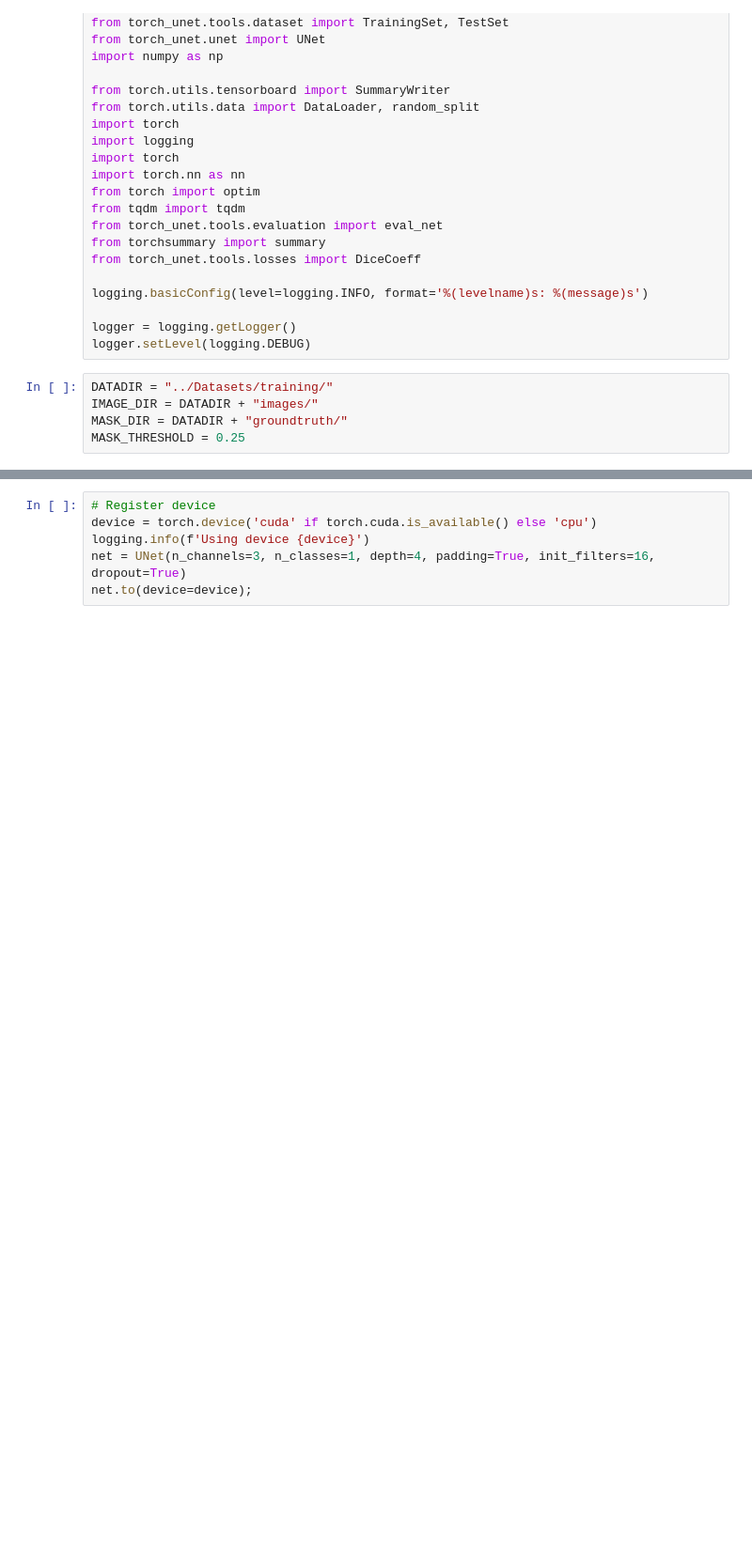
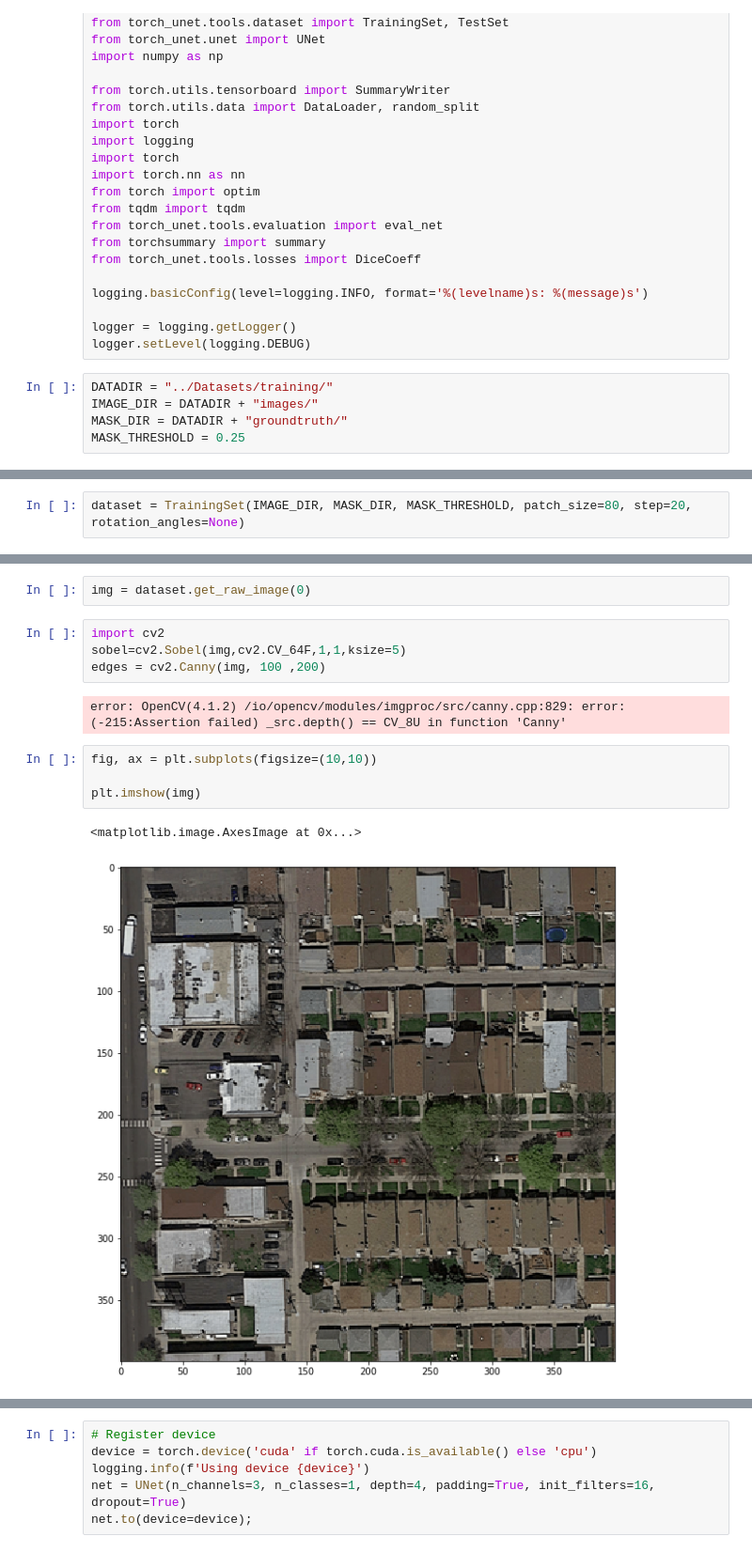
Before and after one commit to ehoelzl/ML_course, a Jupyter notebook: projects/project2/project_road_segmentation/torch_unet/Torch.ipynb, the cells around one changed output, grey strips where cells are left out. Shown at 94% size. Saved outputs shown, nothing was run; the diff lists cells and outputs as text; blank space fills up the shorter version.

```diff
--- a/projects/project2/project_road_segmentation/torch_unet/Torch.ipynb
+++ b/projects/project2/project_road_segmentation/torch_unet/Torch.ipynb
@@ -37,0 +31,2 @@ show_side_by_side(img, mask)
+# %%
+dataset = TrainingSet(IMAGE_DIR, MASK_DIR, MASK_THRESHOLD, patch_size=80, step=20, rotation_angles=None)
@@ -37,0 +74,15 @@ show_side_by_side(img, mask)
+# %%
+img = dataset.get_raw_image(0)
+# %%
+import cv2
+sobel=cv2.Sobel(img,cv2.CV_64F,1,1,ksize=5)
+edges = cv2.Canny(img, 100 ,200)
+# %% [output]
+error: OpenCV(4.1.2) /io/opencv/modules/imgproc/src/canny.cpp:829: error: (-215:Assertion failed) _src.depth() == CV_8U in function 'Canny'
+# %%
+fig, ax = plt.subplots(figsize=(10,10))
+
+plt.imshow(img)
+# %% [output]
+<matplotlib.image.AxesImage at 0x...>
+[figure, added]
```
Also changed, not shown: parts of 26 cells of this notebook, 8 other files.
